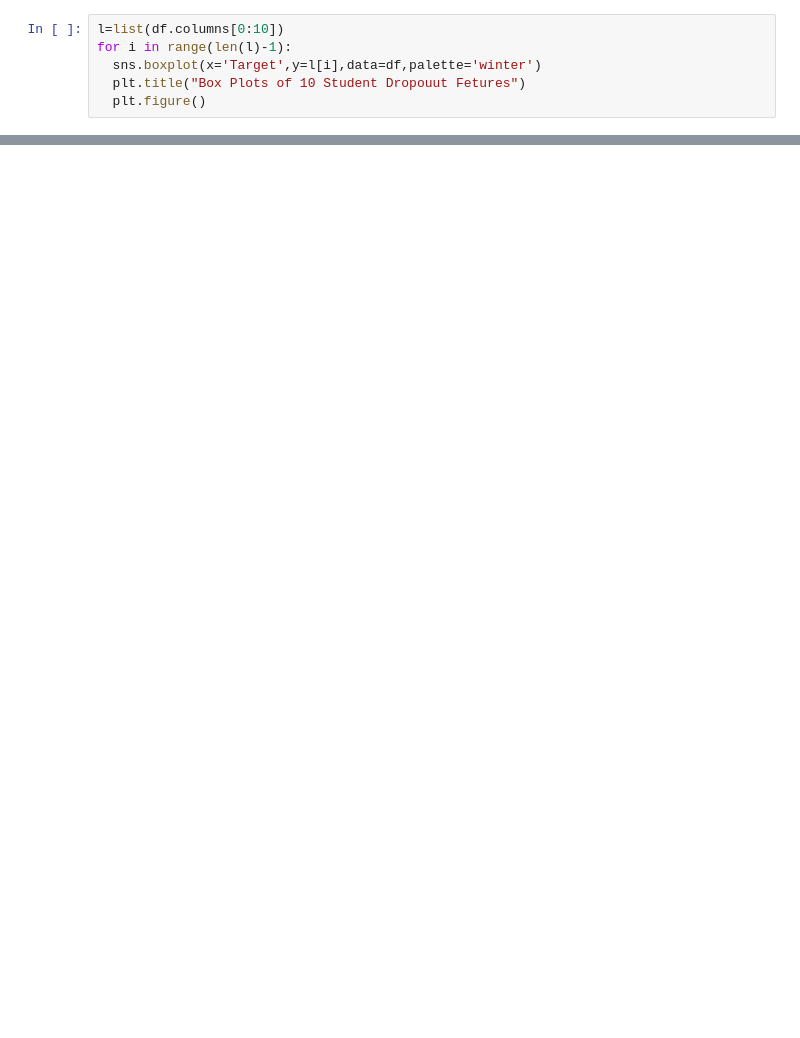
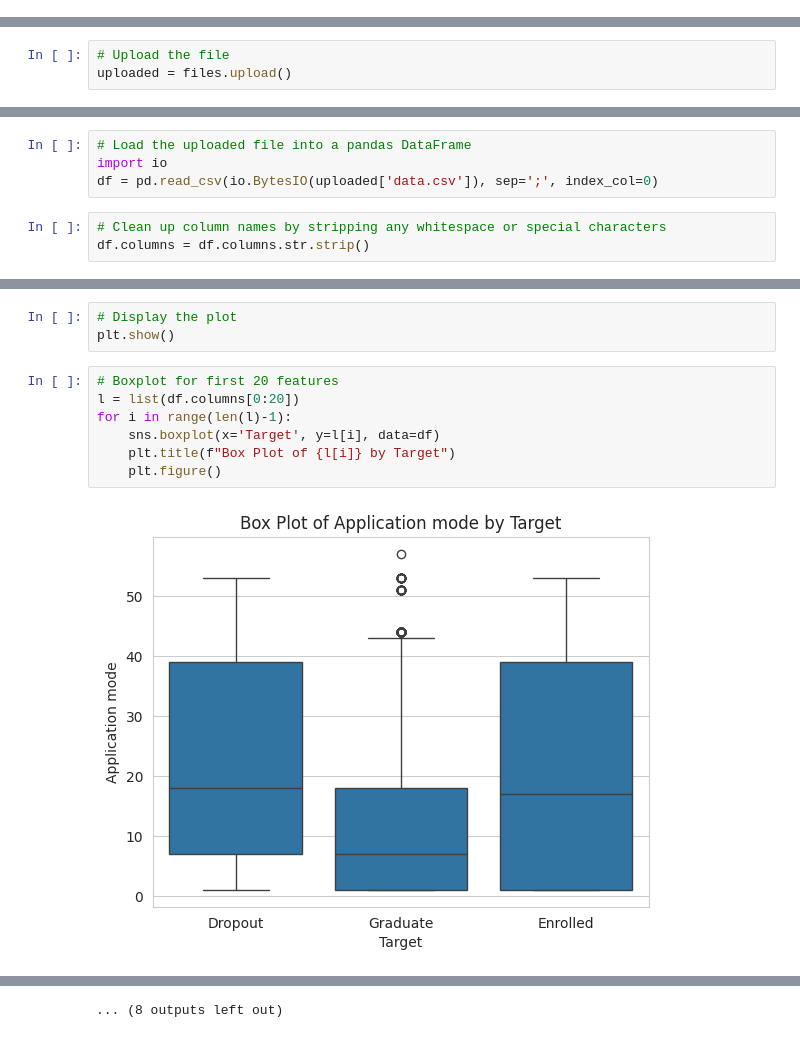
Before and after one commit to 2303A51017/AIML-2025, a Jupyter notebook: LAB07_AIML.ipynb, the cells around one changed output, grey strips where cells are left out. Saved outputs shown, nothing was run; the diff lists cells and outputs as text; blank space fills up the shorter version.

```diff
--- a/LAB07_AIML.ipynb
+++ b/LAB07_AIML.ipynb
@@ -110,6 +2,0 @@ sns.countplot(x='Target',hue=df.columns[3],data=df,palette='rainbow')
-# %%
-l=list(df.columns[0:10])
-for i in range(len(l)-1):
-  sns.boxplot(x='Target',y=l[i],data=df,palette='winter')
-  plt.title("Box Plots of 10 Student Dropouut Fetures")
-  plt.figure()
@@ -196,0 +10,3 @@ ValueError: could not convert string to float: 'Graduate'
+# %%
+# Upload the file
+uploaded = files.upload()
@@ -196,0 +16,7 @@ ValueError: could not convert string to float: 'Graduate'
+# %%
+# Load the uploaded file into a pandas DataFrame
+import io
+df = pd.read_csv(io.BytesIO(uploaded['data.csv']), sep=';', index_col=0)
+# %%
+# Clean up column names by stripping any whitespace or special characters
+df.columns = df.columns.str.strip()
@@ -196,0 +124,12 @@ ValueError: could not convert string to float: 'Graduate'
+# %%
+# Display the plot
+plt.show()
+# %%
+# Boxplot for first 20 features
+l = list(df.columns[0:20])
+for i in range(len(l)-1):
+    sns.boxplot(x='Target', y=l[i], data=df)
+    plt.title(f"Box Plot of {l[i]} by Target")
+    plt.figure()
+# %% [output]
+[figure, added]
@@ -196,0 +147 @@ ValueError: could not convert string to float: 'Graduate'
+... (8 outputs left out)
```
Also changed, not shown: parts of 39 cells of this notebook.
